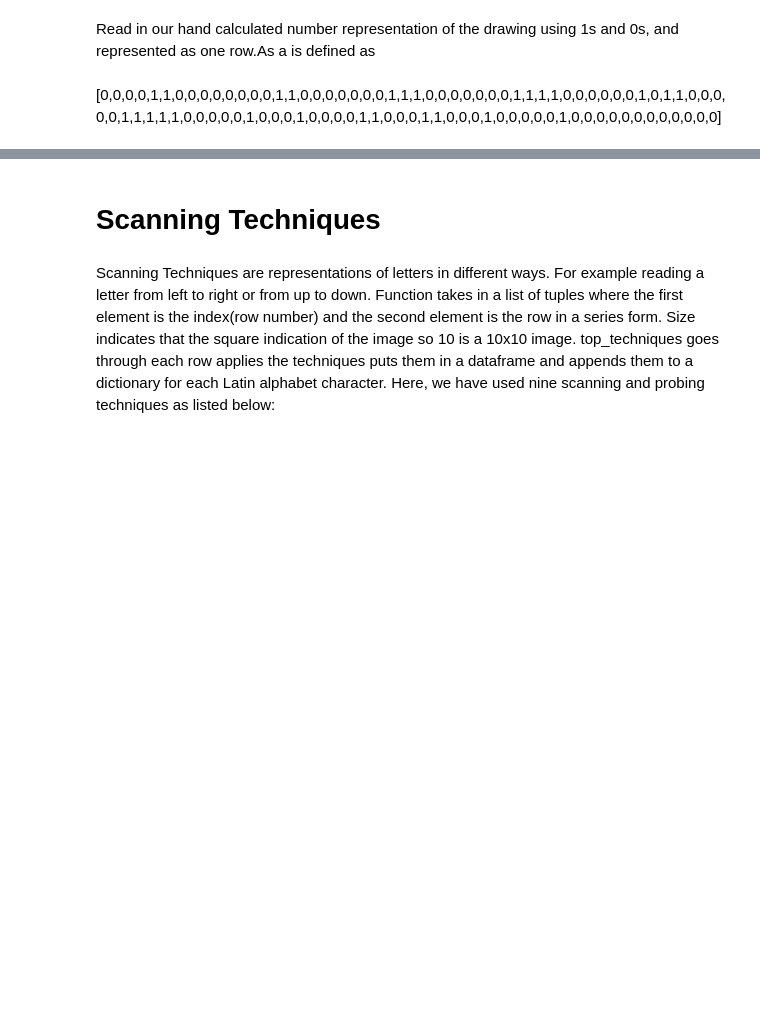
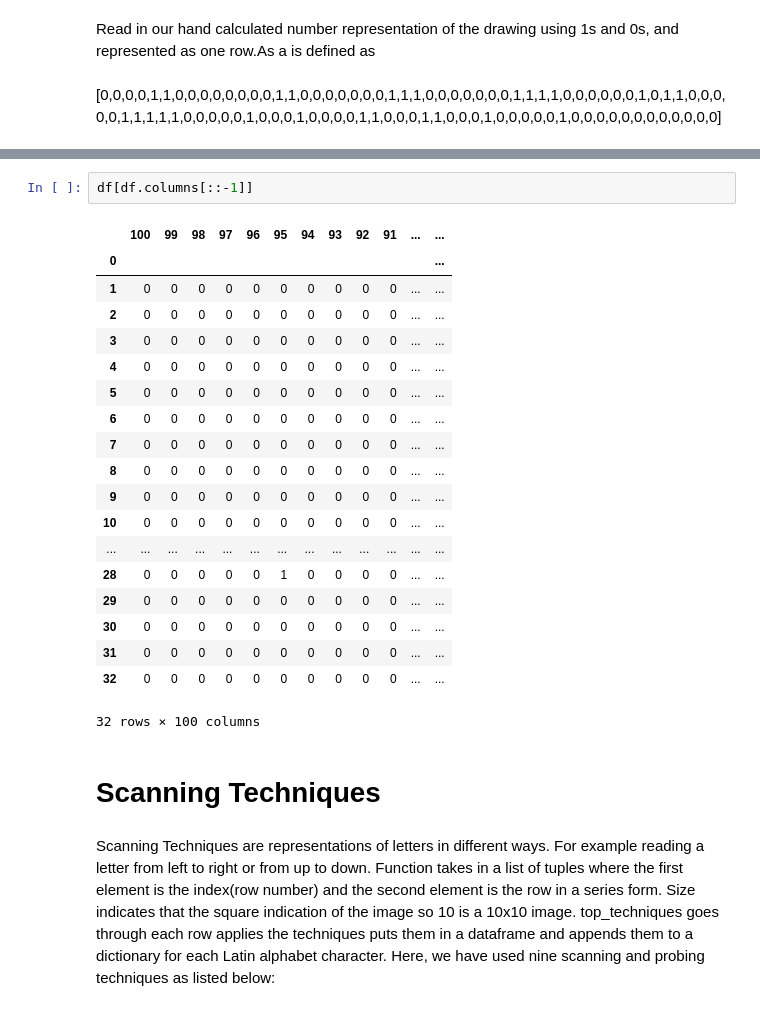
Before and after one commit to nahomjd/LAtin-Alphabet-TDA, a Jupyter notebook: Homological_Classification.ipynb, the cells around one changed output, grey strips where cells are left out. Saved outputs shown, nothing was run; the diff lists cells and outputs as text; blank space fills up the shorter version.

```diff
--- a/Homological_Classification.ipynb
+++ b/Homological_Classification.ipynb
@@ -53,6 +64,28 @@ df
 | 31 | 0 | 0 | 0 | 0 | 0 | 0 | 0 | 0 | 0 | 0 | ... | ... |
 | 32 | 0 | 0 | 0 | 0 | 0 | 0 | 0 | 0 | 0 | 0 | ... | ... |
 32 rows × 100 columns
+# %%
+df[df.columns[::-1]]
+# %% [output]
+|  | 100 | 99 | 98 | 97 | 96 | 95 | 94 | 93 | 92 | 91 | ... | ... |
+| 0 |  |  |  |  |  |  |  |  |  |  |  | ... |
+| 1 | 0 | 0 | 0 | 0 | 0 | 0 | 0 | 0 | 0 | 0 | ... | ... |
+| 2 | 0 | 0 | 0 | 0 | 0 | 0 | 0 | 0 | 0 | 0 | ... | ... |
+| 3 | 0 | 0 | 0 | 0 | 0 | 0 | 0 | 0 | 0 | 0 | ... | ... |
+| 4 | 0 | 0 | 0 | 0 | 0 | 0 | 0 | 0 | 0 | 0 | ... | ... |
+| 5 | 0 | 0 | 0 | 0 | 0 | 0 | 0 | 0 | 0 | 0 | ... | ... |
+| 6 | 0 | 0 | 0 | 0 | 0 | 0 | 0 | 0 | 0 | 0 | ... | ... |
+| 7 | 0 | 0 | 0 | 0 | 0 | 0 | 0 | 0 | 0 | 0 | ... | ... |
+| 8 | 0 | 0 | 0 | 0 | 0 | 0 | 0 | 0 | 0 | 0 | ... | ... |
+| 9 | 0 | 0 | 0 | 0 | 0 | 0 | 0 | 0 | 0 | 0 | ... | ... |
+| 10 | 0 | 0 | 0 | 0 | 0 | 0 | 0 | 0 | 0 | 0 | ... | ... |
+| ... | ... | ... | ... | ... | ... | ... | ... | ... | ... | ... | ... | ... |
+| 28 | 0 | 0 | 0 | 0 | 0 | 1 | 0 | 0 | 0 | 0 | ... | ... |
+| 29 | 0 | 0 | 0 | 0 | 0 | 0 | 0 | 0 | 0 | 0 | ... | ... |
+| 30 | 0 | 0 | 0 | 0 | 0 | 0 | 0 | 0 | 0 | 0 | ... | ... |
+| 31 | 0 | 0 | 0 | 0 | 0 | 0 | 0 | 0 | 0 | 0 | ... | ... |
+| 32 | 0 | 0 | 0 | 0 | 0 | 0 | 0 | 0 | 0 | 0 | ... | ... |
+32 rows × 100 columns
 # %% [markdown]
 # Scanning Techniques
 # %% [markdown]
```
Also changed, not shown: parts of 16 cells of this notebook, 6 other files.
